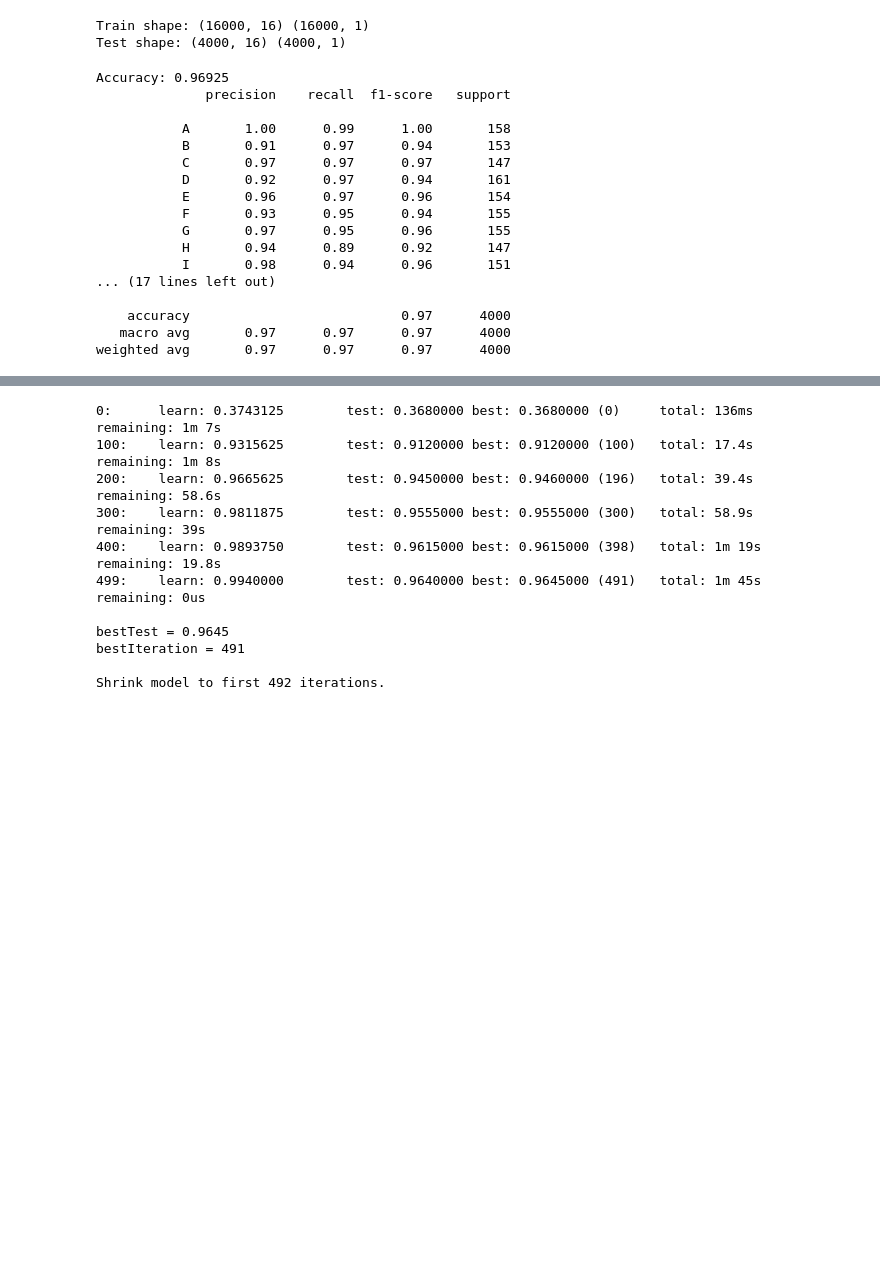
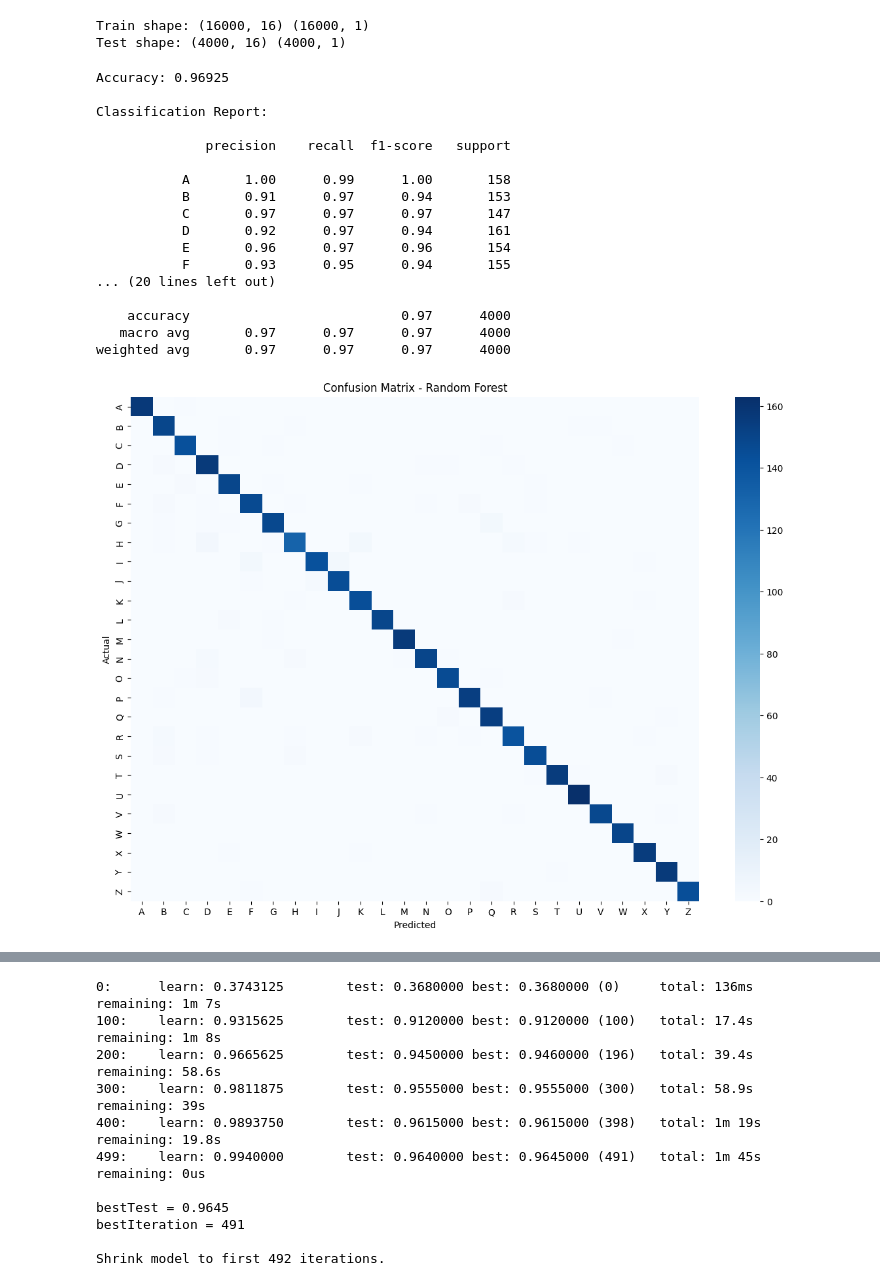
Before and after one commit to leon-pscl/CPE312_Predictive_Analytics_Using_Machine_Learning, a Jupyter notebook: Midterm/review/multi-class.ipynb, the cells around one changed output, grey strips where cells are left out. Cells and saved outputs as stored; diff of their text form; code cells hidden in the pictures; blank space fills up the shorter version.

```diff
--- a/Midterm/review/multi-class.ipynb
+++ b/Midterm/review/multi-class.ipynb
@@ -217,17 +217,30 @@ X_train_scaled = scaler.fit_transform(X_train)
 X_test_scaled = scaler.transform(X_test)
 # %%
 from sklearn.ensemble import RandomForestClassifier
-from sklearn.metrics import classification_report, accuracy_score
+from sklearn.metrics import (
+    classification_report, accuracy_score, confusion_matrix,
+    roc_curve, auc
+)
+from sklearn.preprocessing import label_binarize
+import matplotlib.pyplot as plt
+import seaborn as sns
 
+# ---- Train Random Forest ----
 rf = RandomForestClassifier(n_estimators=200, random_state=42)
 rf.fit(X_train, y_train)
 
 y_pred = rf.predict(X_test)
+y_proba = rf.predict_proba(X_test)   # for ROC curve
 
+# ---- Accuracy & Classification Report ----
 print("Accuracy:", accuracy_score(y_test, y_pred))
+print("\nClassification Report:\n")
 print(classification_report(y_test, y_pred))
 # %% [output]
 Accuracy: 0.96925
+
+Classification Report:
+
               precision    recall  f1-score   support
 
            A       1.00      0.99      1.00       158
@@ -236,11 +249,21 @@ Accuracy: 0.96925
            D       0.92      0.97      0.94       161
            E       0.96      0.97      0.96       154
            F       0.93      0.95      0.94       155
-           G       0.97      0.95      0.96       155
-           H       0.94      0.89      0.92       147
-           I       0.98      0.94      0.96       151
-... (17 lines left out)
+... (20 lines left out)
 
     accuracy                           0.97      4000
    macro avg       0.97      0.97      0.97      4000
 weighted avg       0.97      0.97      0.97      4000
+# %%
+cm = confusion_matrix(y_test, y_pred, labels=rf.classes_)
+
+plt.figure(figsize=(14,10))
+sns.heatmap(cm, annot=False, fmt="d", cmap="Blues",
+            xticklabels=rf.classes_,
+            yticklabels=rf.classes_)
+plt.xlabel("Predicted")
+plt.ylabel("Actual")
+plt.title("Confusion Matrix - Random Forest")
+plt.show()
+# %% [output]
+[figure, added]
```
Also changed, not shown: parts of 1 cell of this notebook.
